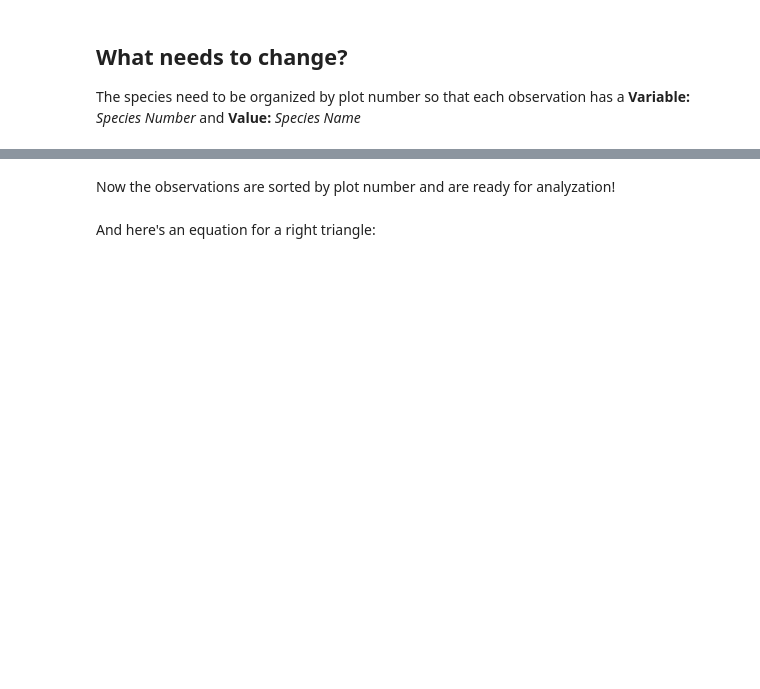
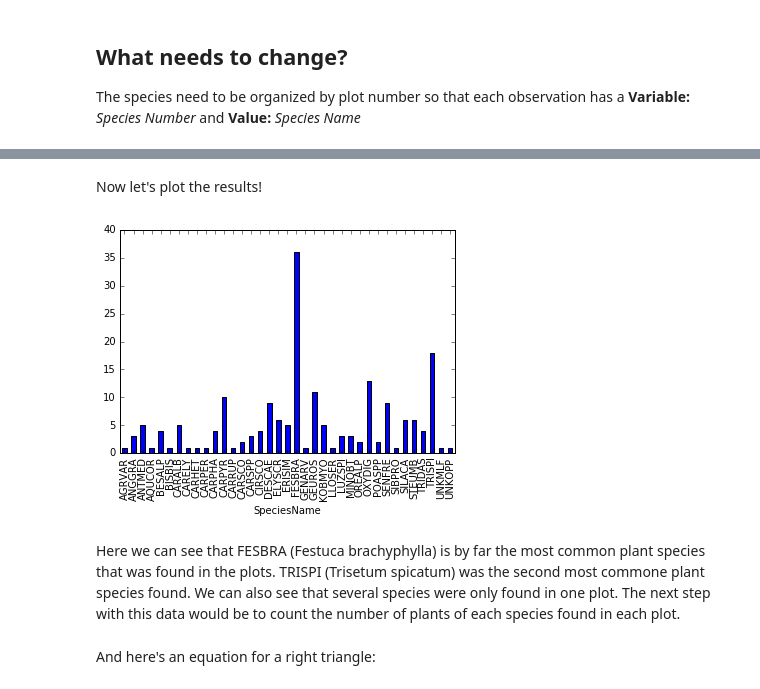
Before and after one commit to marckaylor/Tidy-Data, a Jupyter notebook: Gabi Lab One.ipynb, the cells around one changed output, grey strips where cells are left out. Drawn from its saved outputs; the diff is of its cells as text; code cells hidden in the pictures; blank space fills up the shorter version.

Commit message:
Adding of plot to Lab One

```diff
--- a/Gabi Lab One.ipynb
+++ b/Gabi Lab One.ipynb
@@ -82,5 +82,5 @@ tidy
 | 157 | 157 | Species2 | NaN |
 | 236 | 157 | Species3 | NaN |
 237 rows × 3 columns
-# %% [markdown]
-Now the observations are sorted by plot number and are ready for analyzation!
+# %% [markdown]
+Now let's plot the results!
@@ -87,3 +91,9 @@ Now the observations are sorted by plot number and are ready for analyzation!
+# %%
+ax = tidy.groupby("SpeciesName").SpeciesNumber.count().plot(kind="bar")
+# %% [output]
+[figure, added]
+# %% [markdown]
+Here we can see that FESBRA (Festuca brachyphylla) is by far the most common plant species that was found in the plots. TRISPI (Trisetum spicatum) was the second most commone plant species found. We can also see that several species were only found in one plot. The next step with this data would be to count the number of plants of each species found in each plot.
 # %% [markdown]
 And here's an equation for a right triangle:
 # %% [markdown]
```
Also changed, not shown: parts of 4 cells of this notebook.
